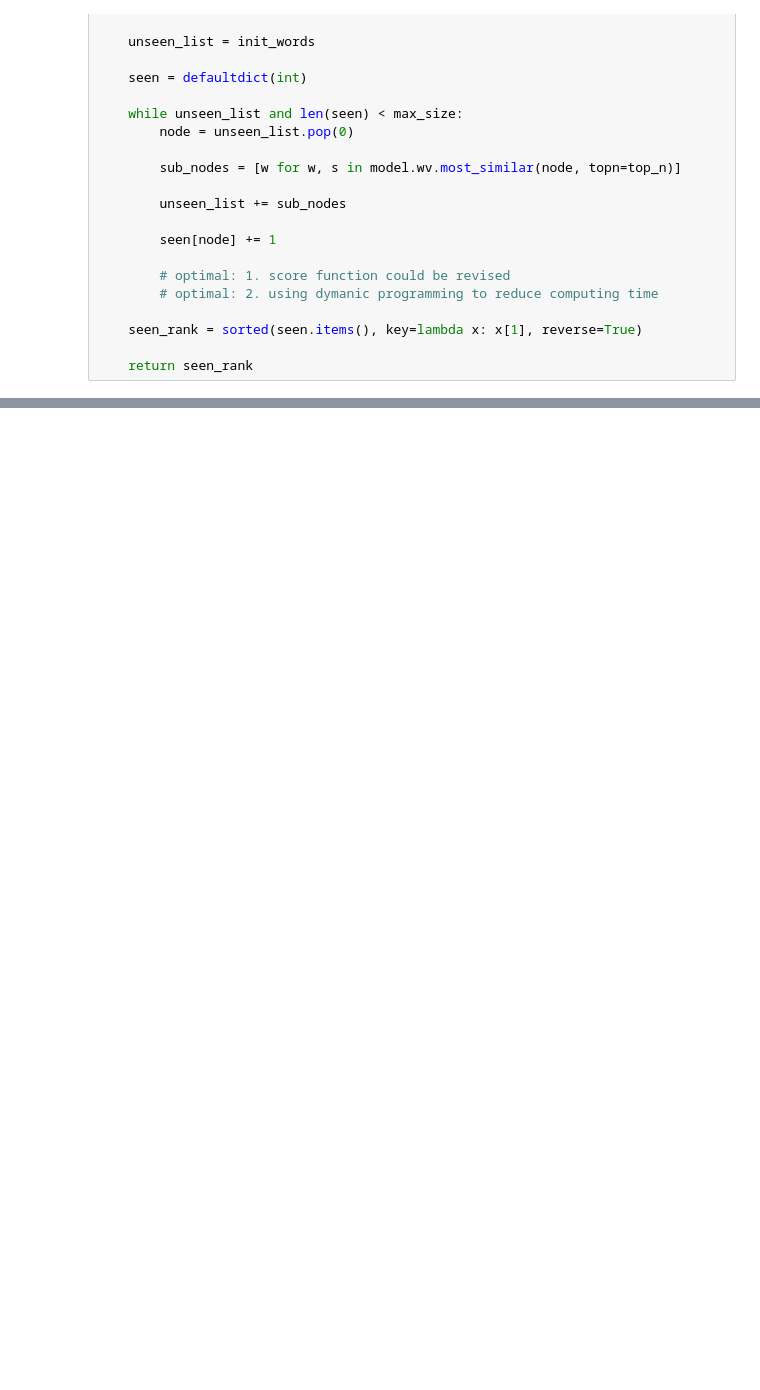
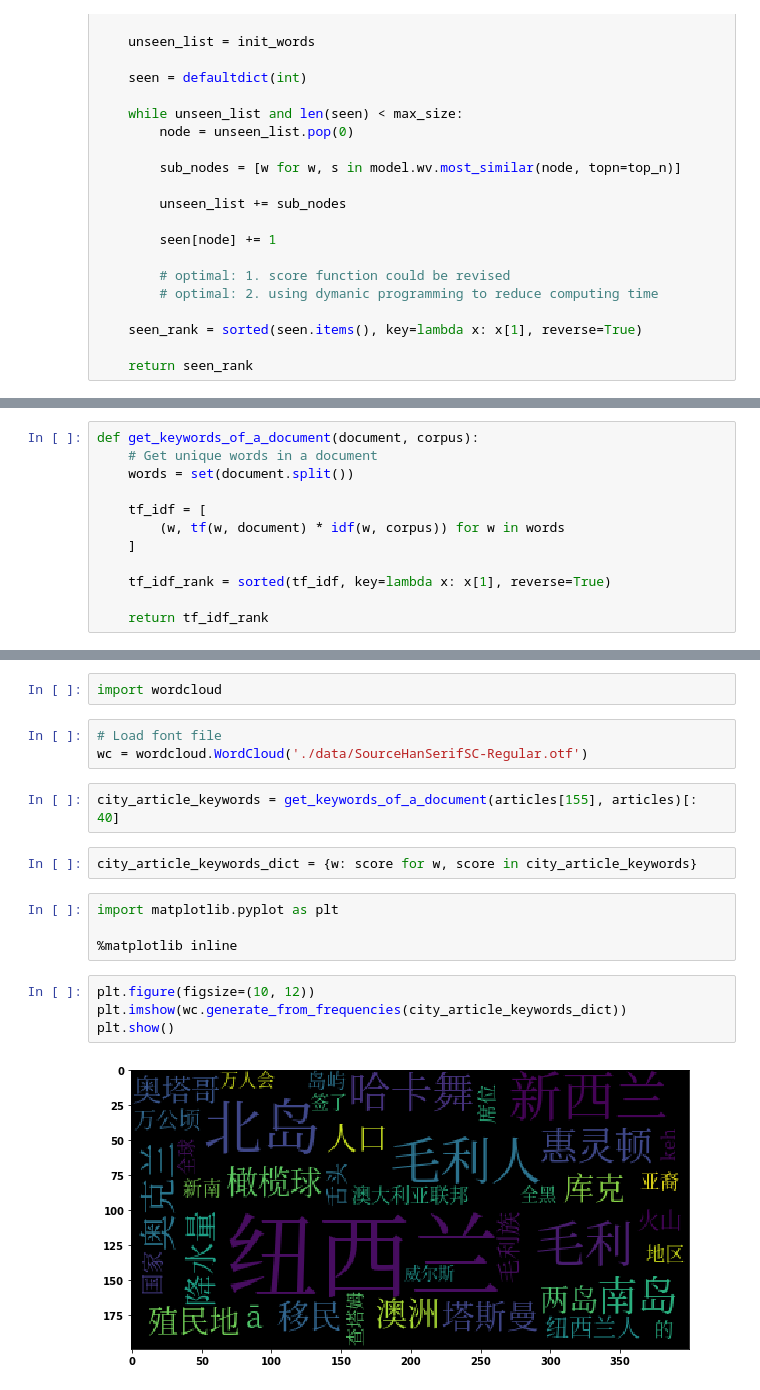
Before and after one commit to pchen12567/AI-For-NLP, a Jupyter notebook: Week_06_/LectureCode_06.ipynb, the cells around one changed output, grey strips where cells are left out. Cells and saved outputs as stored; diff of their text form; blank space fills up the shorter version.

```diff
--- a/Week_06_/LectureCode_06.ipynb
+++ b/Week_06_/LectureCode_06.ipynb
@@ -157,0 +235,12 @@ print(related_top_ten)
+# %%
+def get_keywords_of_a_document(document, corpus):
+    # Get unique words in a document
+    words = set(document.split())
+
+    tf_idf = [
+        (w, tf(w, document) * idf(w, corpus)) for w in words
+    ]
+
+    tf_idf_rank = sorted(tf_idf, key=lambda x: x[1], reverse=True)
+
+    return tf_idf_rank
@@ -157,0 +281,19 @@ print(related_top_ten)
+# %%
+import wordcloud
+# %%
+# Load font file
+wc = wordcloud.WordCloud('./data/SourceHanSerifSC-Regular.otf')
+# %%
+city_article_keywords = get_keywords_of_a_document(articles[155], articles)[: 40]
+# %%
+city_article_keywords_dict = {w: score for w, score in city_article_keywords}
+# %%
+import matplotlib.pyplot as plt
+
+%matplotlib inline
+# %%
+plt.figure(figsize=(10, 12))
+plt.imshow(wc.generate_from_frequencies(city_article_keywords_dict))
+plt.show()
+# %% [output]
+[figure, added]
```
Also changed, not shown: parts of 56 cells of this notebook.
